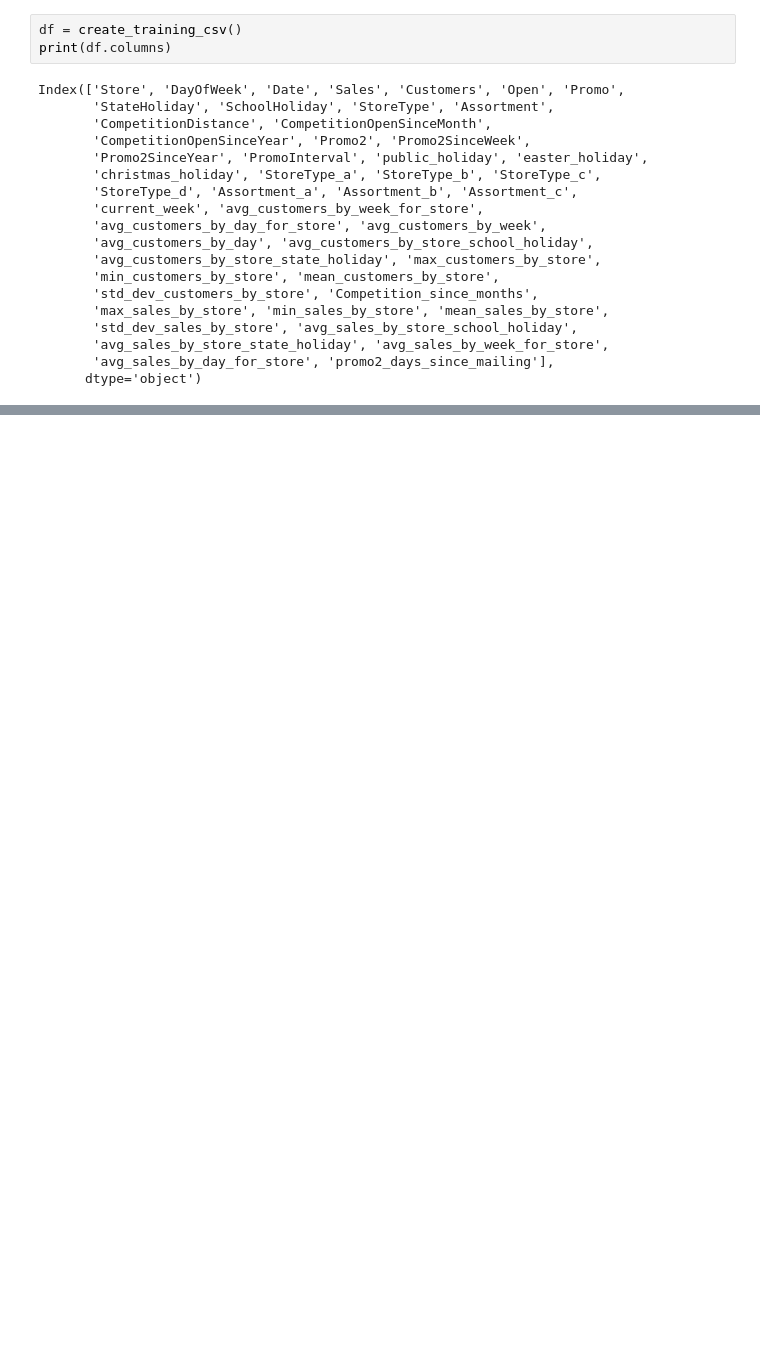
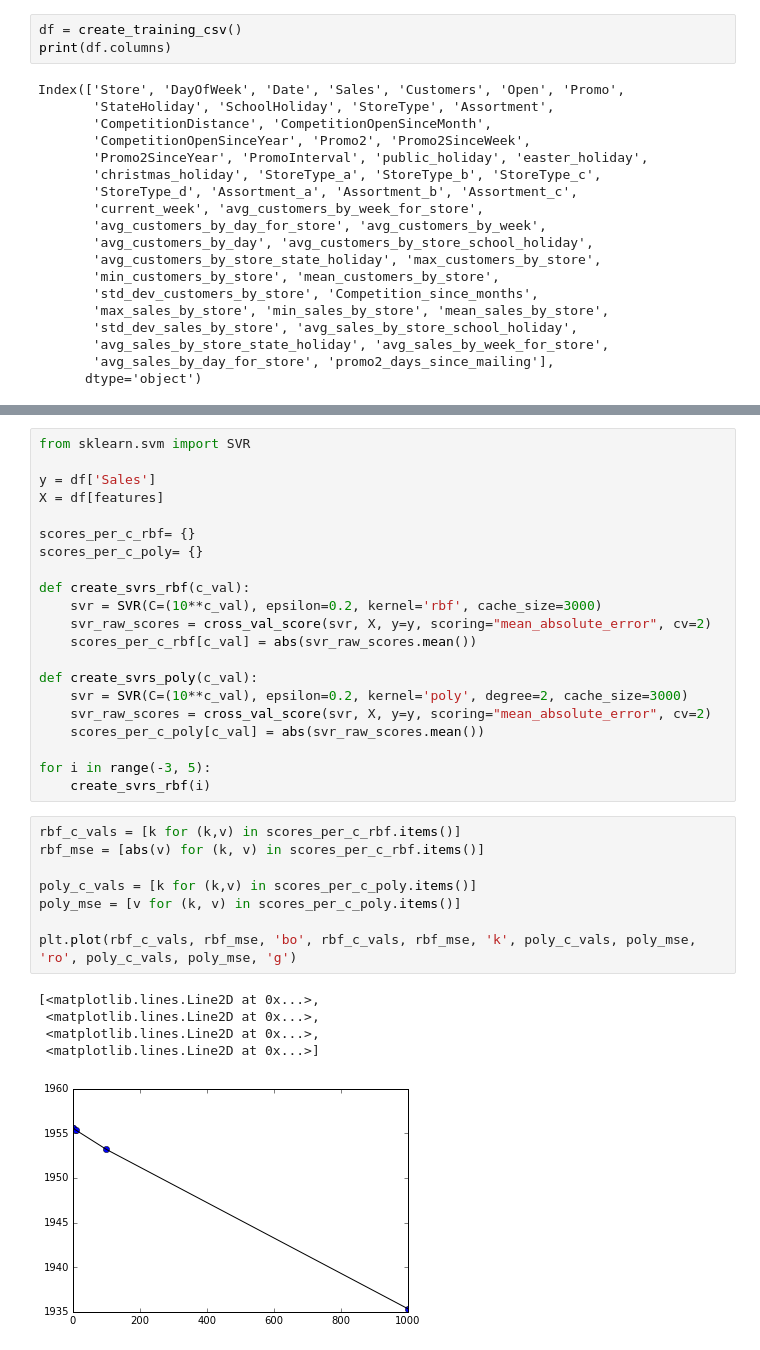
Before and after one commit to andrew-d-taylor/rossman-machine-learning, a Jupyter notebook: notebooks/ProjectSummary.ipynb, the cells around one changed output, grey strips where cells are left out. Saved outputs shown, nothing was run; the diff lists cells and outputs as text; blank space fills up the shorter version.

```diff
--- a/notebooks/ProjectSummary.ipynb
+++ b/notebooks/ProjectSummary.ipynb
@@ -661,0 +698,35 @@ print(svr.score(X, y))
+# %%
+from sklearn.svm import SVR
+
+y = df['Sales']
+X = df[features]
+
+scores_per_c_rbf= {}
+scores_per_c_poly= {}
+
+def create_svrs_rbf(c_val):
+    svr = SVR(C=(10**c_val), epsilon=0.2, kernel='rbf', cache_size=3000)
+    svr_raw_scores = cross_val_score(svr, X, y=y, scoring="mean_absolute_error", cv=2)
+    scores_per_c_rbf[c_val] = abs(svr_raw_scores.mean())
+
+def create_svrs_poly(c_val):
+    svr = SVR(C=(10**c_val), epsilon=0.2, kernel='poly', degree=2, cache_size=3000)
+    svr_raw_scores = cross_val_score(svr, X, y=y, scoring="mean_absolute_error", cv=2)
+    scores_per_c_poly[c_val] = abs(svr_raw_scores.mean())
+
+for i in range(-3, 5):
+    create_svrs_rbf(i)
+# %%
+rbf_c_vals = [k for (k,v) in scores_per_c_rbf.items()]
+rbf_mse = [abs(v) for (k, v) in scores_per_c_rbf.items()]
+
+poly_c_vals = [k for (k,v) in scores_per_c_poly.items()]
+poly_mse = [v for (k, v) in scores_per_c_poly.items()]
+
+plt.plot(rbf_c_vals, rbf_mse, 'bo', rbf_c_vals, rbf_mse, 'k', poly_c_vals, poly_mse, 'ro', poly_c_vals, poly_mse, 'g')
+# %% [output]
+[<matplotlib.lines.Line2D at 0x...>,
+ <matplotlib.lines.Line2D at 0x...>,
+ <matplotlib.lines.Line2D at 0x...>,
+ <matplotlib.lines.Line2D at 0x...>]
+[figure, added]
```
Also changed, not shown: parts of 8 cells of this notebook.
